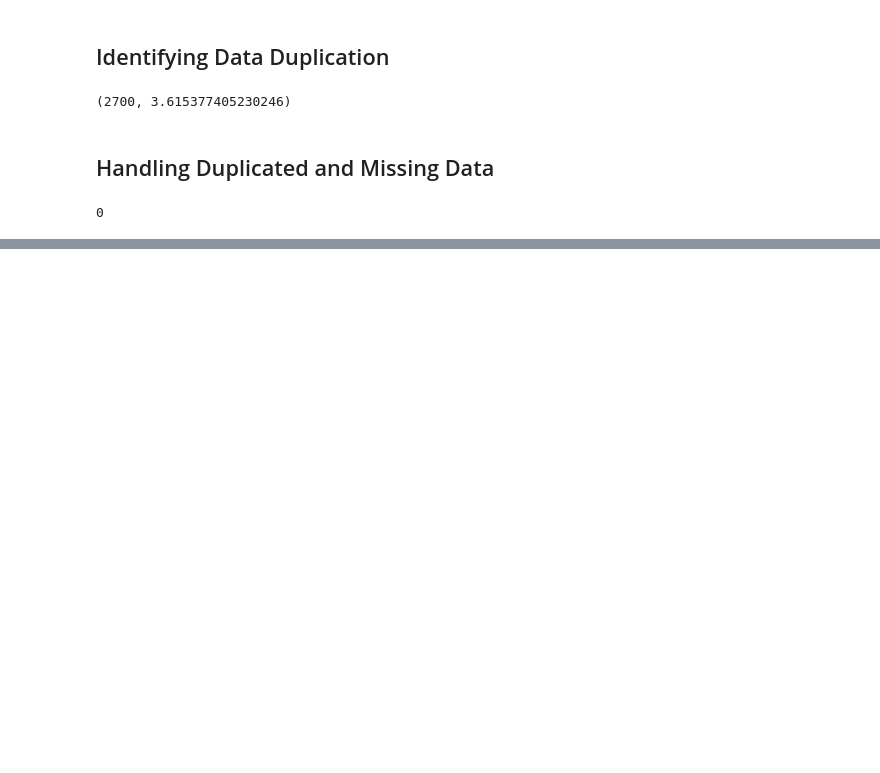
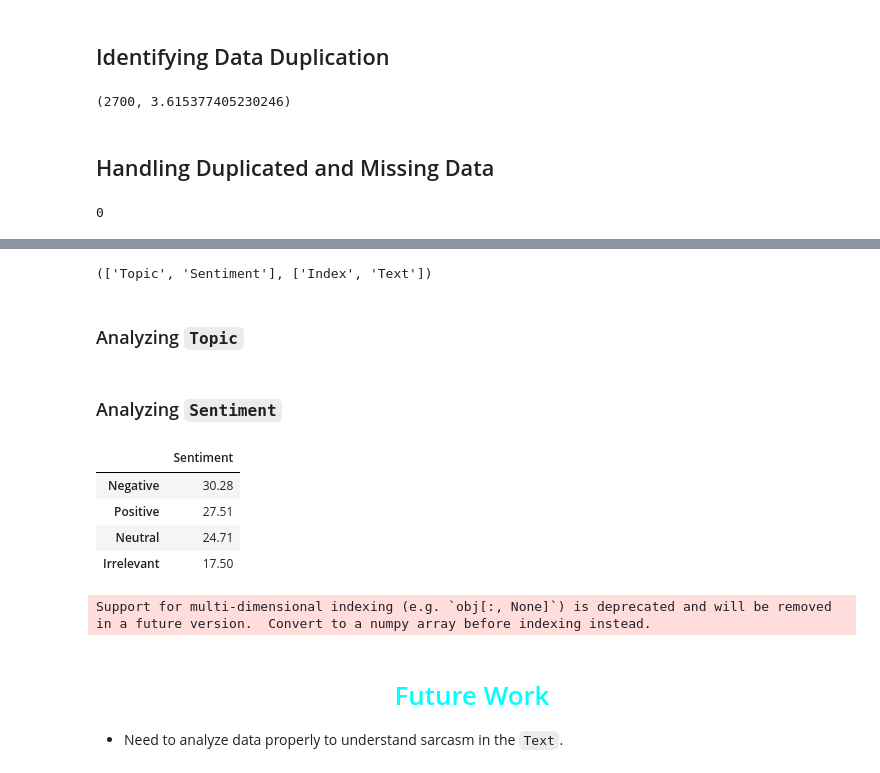
Before and after one commit to rachit-bhatt/Twitter-Sentiment-Analysis, a Jupyter notebook: Tweets-Classification.ipynb, the cells around one changed output, grey strips where cells are left out. Cells and saved outputs as stored; diff of their text form; code cells hidden in the pictures; blank space fills up the shorter version.

Commit message:
Analyzing Categorical Data.

```diff
--- a/Tweets-Classification.ipynb
+++ b/Tweets-Classification.ipynb
@@ -310,0 +345,14 @@ Index(['Index', 'Topic', 'Sentiments', 'Text'], dtype='object')
+# %%
+# Categorizing Data based on type.
+# 1. Categorical Columns.
+categorical_columns = [column for column in train_dataset if train_dataset[column].nunique() < 50]
+
+# 2. Numerical Columns.
+numerical_columns = [column for column in train_dataset if column not in categorical_columns]
+
+# Validating Feature Operation.
+categorical_columns, numerical_columns
+# %% [output]
+(['Topic', 'Sentiment'], ['Index', 'Text'])
+# %% [markdown]
+### Analyzing `Topic`
@@ -310,0 +372,2 @@ Index(['Index', 'Topic', 'Sentiments', 'Text'], dtype='object')
+# %% [markdown]
+### Analyzing `Sentiment`
@@ -310,0 +386,28 @@ Index(['Index', 'Topic', 'Sentiments', 'Text'], dtype='object')
+# %%
+DataFrame(data)
+# %% [output]
+|  | Sentiment |
+| Negative | 30.28 |
+| Positive | 27.51 |
+| Neutral | 24.71 |
+| Irrelevant | 17.50 |
+# %%
+# Plotting a bar chart for understanding the categories of Sentiments.
+
+# Preparing Data.
+data = round(number = train_dataset.Sentiment.value_counts(normalize = True) * 100, ndigits = 2)
+
+# Showing Chart.
+pie(data_frame = data,
+    # width = 1280,
+    # height = 800,
+    labels = data.index,
+    values = data.values,
+    hole = 0.6,
+    title = 'Proportion of Sentiments',
+    names = 'Sentiment')
+# %% [output]
+Support for multi-dimensional indexing (e.g. `obj[:, None]`) is deprecated and will be removed in a future version.  Convert to a numpy array before indexing instead.
+# %% [markdown]
+# <center><font color = '#00FFFF'>Future Work</font></center>
+- Need to analyze data properly to understand sarcasm in the `Text`.
```
Also changed, not shown: parts of 19 cells of this notebook, 2 other files.
